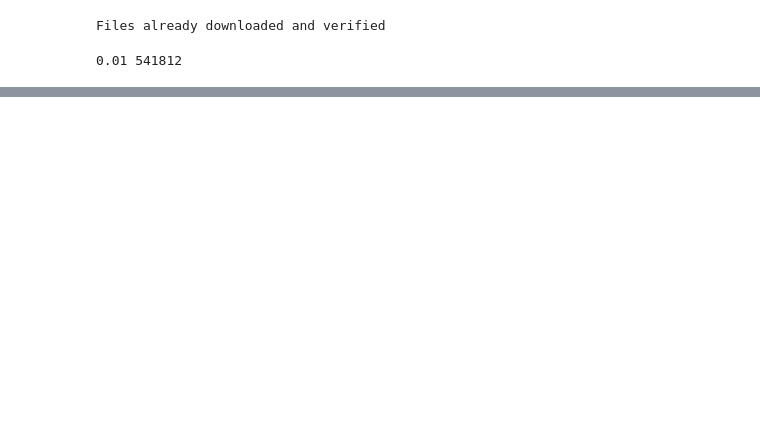
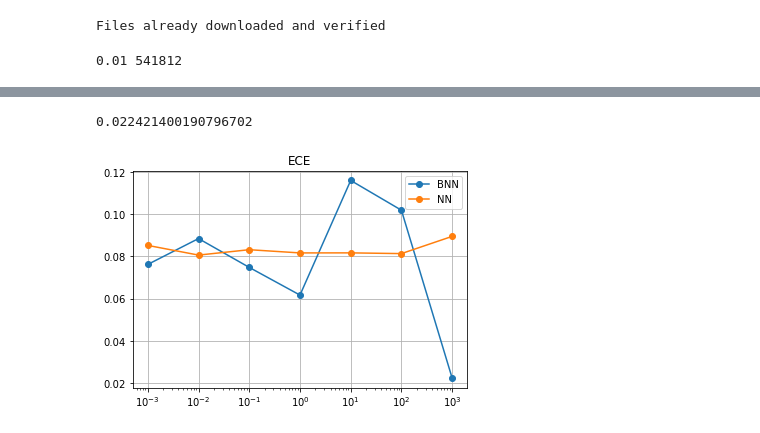
Before and after one commit to THuix/bnn_bbb, a Jupyter notebook: exps/resnet/resnet.ipynb, the cells around one changed output, grey strips where cells are left out. Drawn from its saved outputs; the diff is of its cells as text; code cells hidden in the pictures; blank space fills up the shorter version.

```diff
--- a/exps/resnet/resnet.ipynb
+++ b/exps/resnet/resnet.ipynb
@@ -130,0 +136,12 @@ plt.show()
+# %%
+print(np.min(results['ece_list']))
+plt.plot(eta, results['ece_list'], '-o', label='BNN')
+plt.plot(eta, results['ece_list_nn'], '-o', label='NN')
+plt.xscale('log')
+plt.legend()
+plt.grid()
+plt.title('ECE')
+plt.show()
+# %% [output]
+0.022421400190796702
+[figure, added]
```
Also changed, not shown: parts of 3 cells of this notebook, 3 other files.
